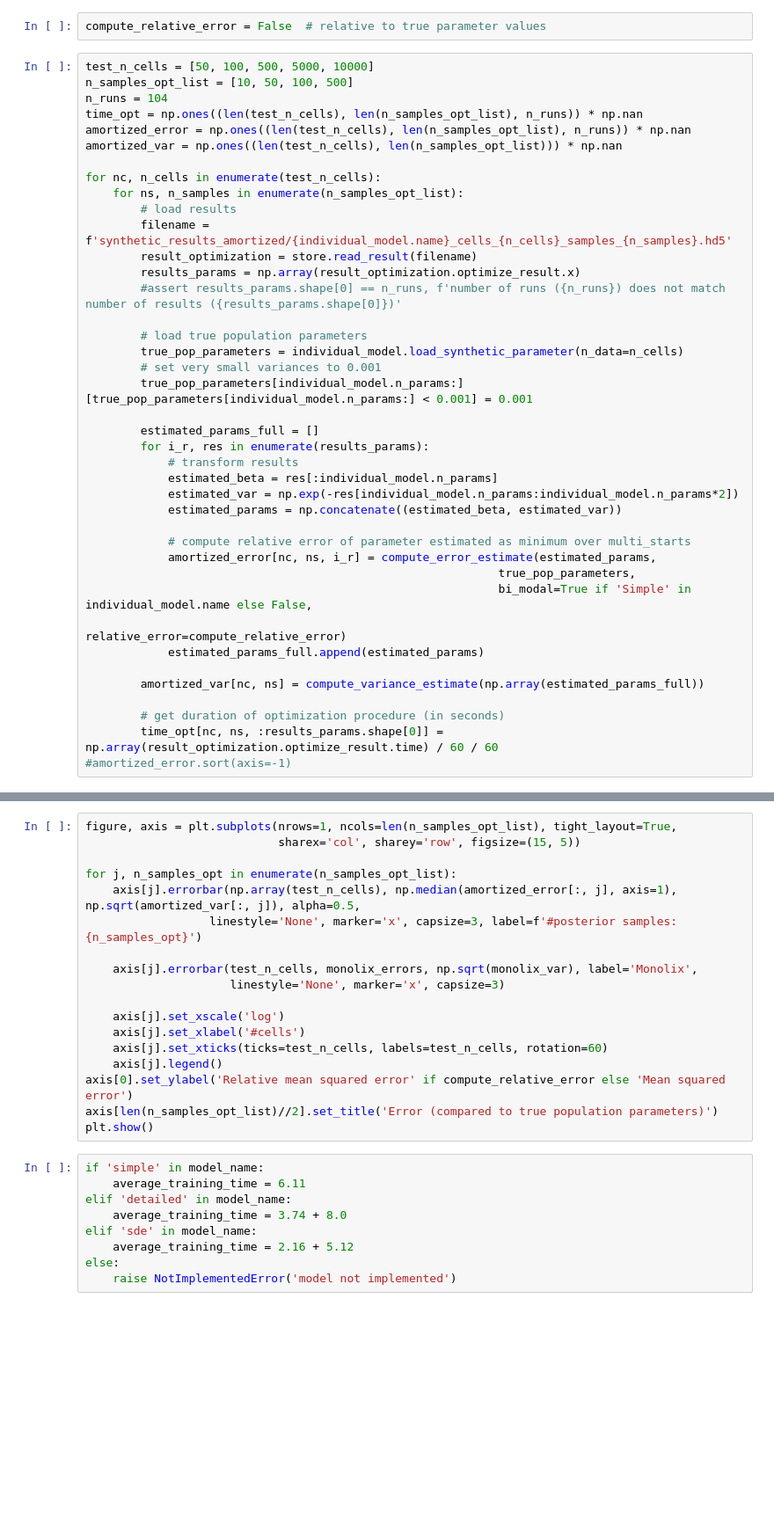
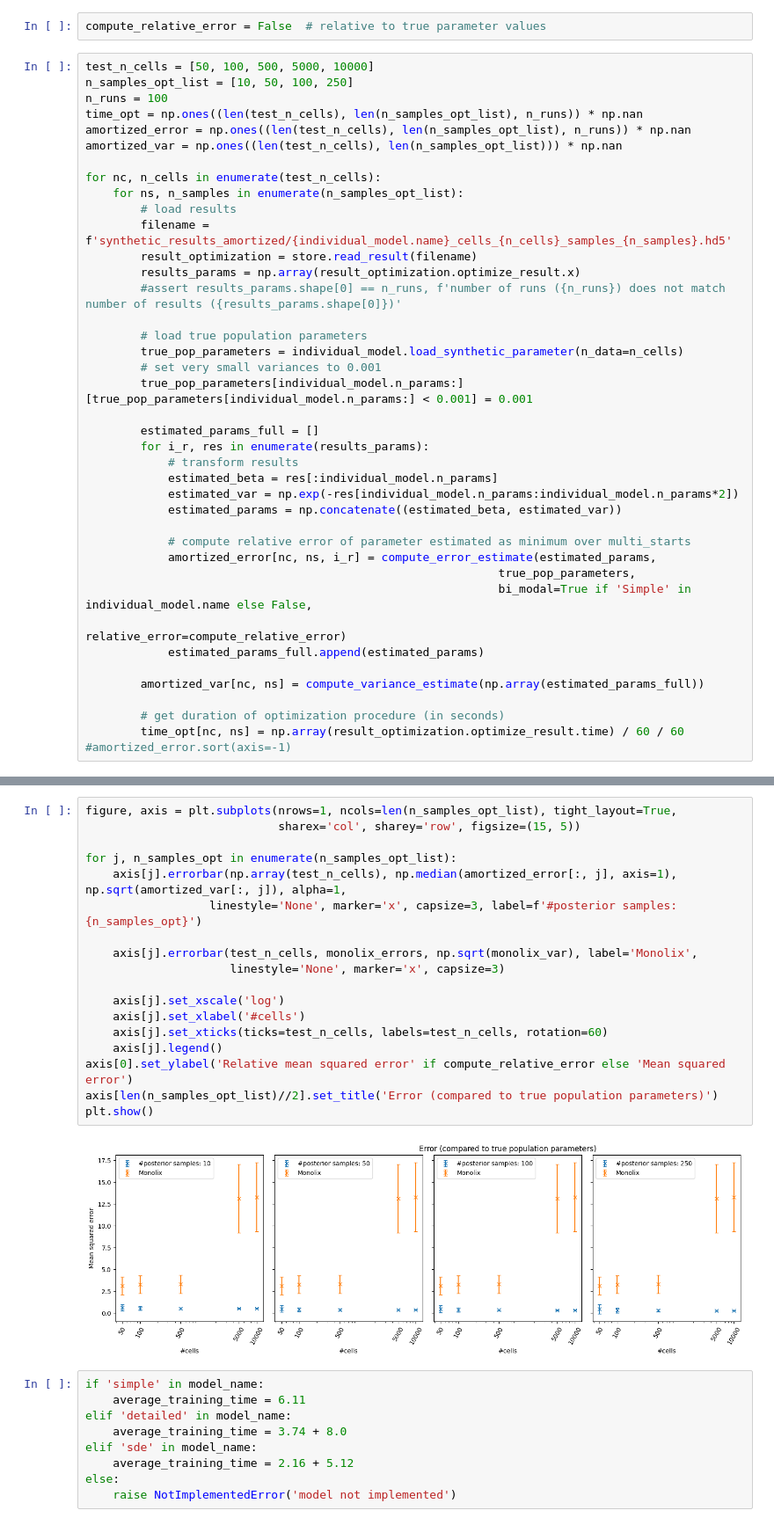
Before and after one commit to arrjon/Amortized-NLME-Models, a Jupyter notebook: Experiments/Check Scalability.ipynb, the cells around one changed output, grey strips where cells are left out. Shown: that part at 88% size. Cells and saved outputs as stored; diff of their text form; blank space fills up the shorter version.

```diff
--- a/Experiments/Check Scalability.ipynb
+++ b/Experiments/Check Scalability.ipynb
@@ -46,8 +72,8 @@ obj_fun_amortized = ObjectiveFunctionNLME(model_name=individual_model.name,
 compute_relative_error = False  # relative to true parameter values
 # %%
 test_n_cells = [50, 100, 500, 5000, 10000]
-n_samples_opt_list = [10, 50, 100, 500]
-n_runs = 104
+n_samples_opt_list = [10, 50, 100, 250]
+n_runs = 100
 time_opt = np.ones((len(test_n_cells), len(n_samples_opt_list), n_runs)) * np.nan
 amortized_error = np.ones((len(test_n_cells), len(n_samples_opt_list), n_runs)) * np.nan
 amortized_var = np.ones((len(test_n_cells), len(n_samples_opt_list))) * np.nan
@@ -82,5 +108,5 @@ for nc, n_cells in enumerate(test_n_cells):
         amortized_var[nc, ns] = compute_variance_estimate(np.array(estimated_params_full))
 
         # get duration of optimization procedure (in seconds)
-        time_opt[nc, ns, :results_params.shape[0]] = np.array(result_optimization.optimize_result.time) / 60 / 60
+        time_opt[nc, ns] = np.array(result_optimization.optimize_result.time) / 60 / 60
 #amortized_error.sort(axis=-1)
@@ -138,21 +205,23 @@ for cell_idx, n_cells in enumerate(test_n_cells):
 # %%
 figure, axis = plt.subplots(nrows=1, ncols=len(n_samples_opt_list), tight_layout=True,
                             sharex='col', sharey='row', figsize=(15, 5))
 
 for j, n_samples_opt in enumerate(n_samples_opt_list):
-    axis[j].errorbar(np.array(test_n_cells), np.median(amortized_error[:, j], axis=1), np.sqrt(amortized_var[:, j]), alpha=0.5,
+    axis[j].errorbar(np.array(test_n_cells), np.median(amortized_error[:, j], axis=1), np.sqrt(amortized_var[:, j]), alpha=1,
                   linestyle='None', marker='x', capsize=3, label=f'#posterior samples: {n_samples_opt}')
 
     axis[j].errorbar(test_n_cells, monolix_errors, np.sqrt(monolix_var), label='Monolix',
                      linestyle='None', marker='x', capsize=3)
 
     axis[j].set_xscale('log')
     axis[j].set_xlabel('#cells')
     axis[j].set_xticks(ticks=test_n_cells, labels=test_n_cells, rotation=60)
     axis[j].legend()
 axis[0].set_ylabel('Relative mean squared error' if compute_relative_error else 'Mean squared error')
 axis[len(n_samples_opt_list)//2].set_title('Error (compared to true population parameters)')
 plt.show()
+# %% [output]
+[figure, added]
 # %%
 if 'simple' in model_name:
     average_training_time = 6.11
```
Also changed, not shown: parts of 7 cells of this notebook, 1 other file.
